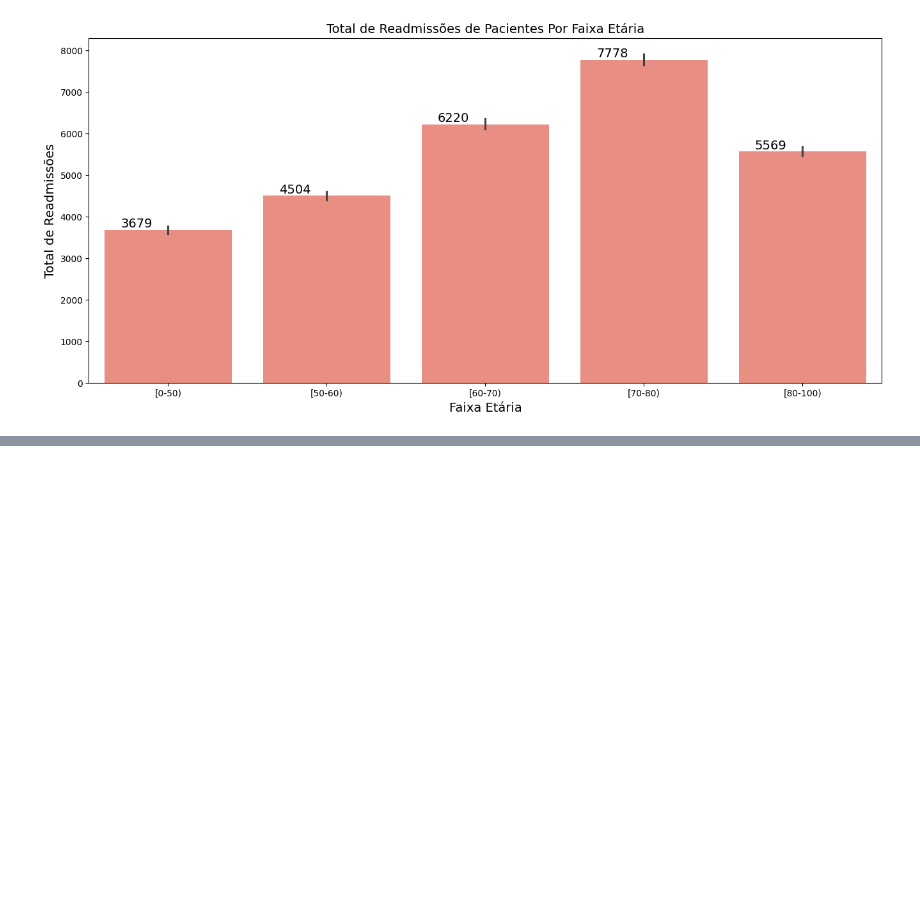
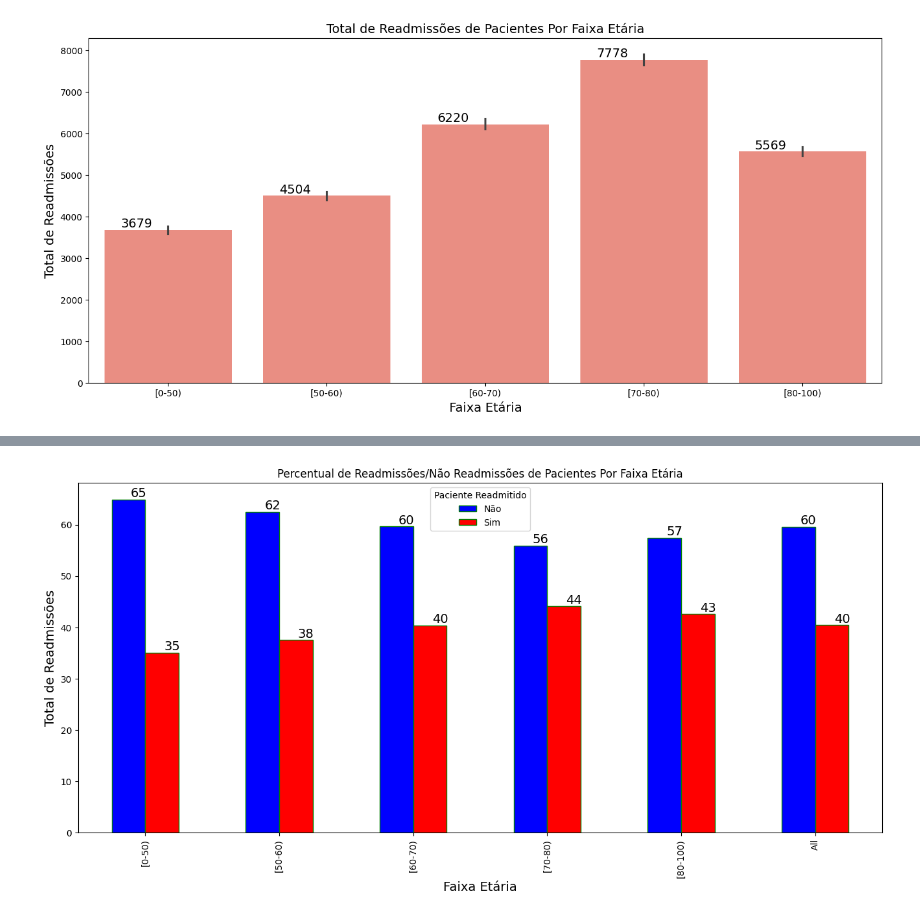
Before and after one commit to gabrielferro1/data_science_course, a Jupyter notebook: projeto08/Projeto8-Parte2.ipynb, the cells around one changed output, grey strips where cells are left out. Saved outputs shown, nothing was run; the diff lists cells and outputs as text; code cells hidden in the pictures; blank space fills up the shorter version.

```diff
--- a/projeto08/Projeto8-Parte2.ipynb
+++ b/projeto08/Projeto8-Parte2.ipynb
@@ -164,0 +176,4 @@ plt.show()
+# %%
+# Primeiro calculamos os percentuais
+percentual_idade_readmissao = pd.crosstab(dados.age, dados.readmitted, margins= True, normalize= 'index') * 100
+percentual_idade_readmissao
@@ -164,0 +189,34 @@ plt.show()
+# %%
+# Cria o gráfico
+# Observe que chamamos o plot a partir do dataframe usando nesse caso o Matplotlib
+fig = percentual_idade_readmissao.plot(kind = 'bar',
+                                       figsize = (16, 7),
+                                       width = 0.5,
+                                       edgecolor = 'g',
+                                       color = ['b', 'r'])
+
+# Legenda
+plt.legend(title = 'Paciente Readmitido', labels = ('Não', 'Sim'))
+
+# Label do eixo x
+plt.xlabel("Faixa Etária", fontsize = 14, color = 'black')
+
+# Label do eixo y
+plt.ylabel("Total de Readmissões", fontsize = 14, color = 'black')
+
+# Título
+plt.title("Percentual de Readmissões/Não Readmissões de Pacientes Por Faixa Etária", fontsize = 12)
+
+# Coloca os totais em cada uma das barras como labels
+for p in fig.patches:
+    fig.annotate('{:.0f}'.format(p.get_height()),
+                 (p.get_x() + 0.2, p.get_height()),
+                 ha = 'center',
+                 va = 'bottom',
+                 fontsize = 14,
+                 color = 'black')
+
+# Mostra o gráfico
+plt.show()
+# %% [output]
+[figure, added]
```
Also changed, not shown: parts of 38 cells of this notebook.
